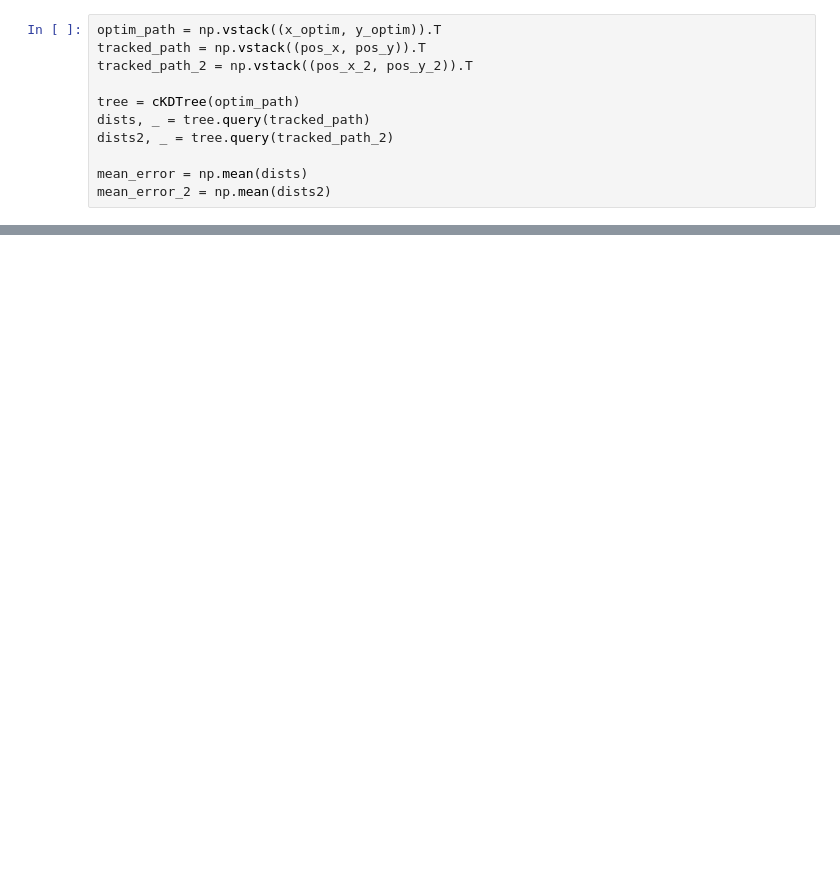
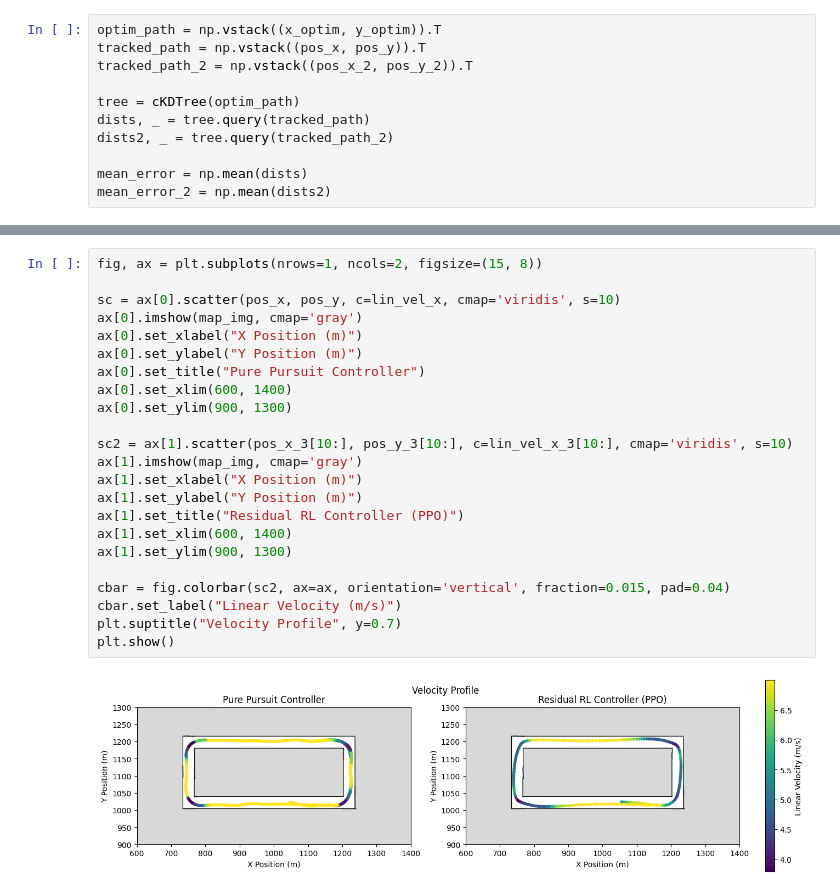
Before and after one commit to gokulmk-12/f1tenth_gym_ros_ntu, a Jupyter notebook: scripts/race_logs.ipynb, the cells around one changed output, grey strips where cells are left out. Saved outputs shown, nothing was run; the diff lists cells and outputs as text; blank space fills up the shorter version.

```diff
--- a/scripts/race_logs.ipynb
+++ b/scripts/race_logs.ipynb
@@ -137,0 +189,25 @@ plt.show()
+# %%
+fig, ax = plt.subplots(nrows=1, ncols=2, figsize=(15, 8))
+
+sc = ax[0].scatter(pos_x, pos_y, c=lin_vel_x, cmap='viridis', s=10)
+ax[0].imshow(map_img, cmap='gray')
+ax[0].set_xlabel("X Position (m)")
+ax[0].set_ylabel("Y Position (m)")
+ax[0].set_title("Pure Pursuit Controller")
+ax[0].set_xlim(600, 1400)
+ax[0].set_ylim(900, 1300)
+
+sc2 = ax[1].scatter(pos_x_3[10:], pos_y_3[10:], c=lin_vel_x_3[10:], cmap='viridis', s=10)
+ax[1].imshow(map_img, cmap='gray')
+ax[1].set_xlabel("X Position (m)")
+ax[1].set_ylabel("Y Position (m)")
+ax[1].set_title("Residual RL Controller (PPO)")
+ax[1].set_xlim(600, 1400)
+ax[1].set_ylim(900, 1300)
+
+cbar = fig.colorbar(sc2, ax=ax, orientation='vertical', fraction=0.015, pad=0.04)
+cbar.set_label("Linear Velocity (m/s)")
+plt.suptitle("Velocity Profile", y=0.7)
+plt.show()
+# %% [output]
+[figure, added]
```
Also changed, not shown: parts of 6 cells of this notebook, 11 other files.
